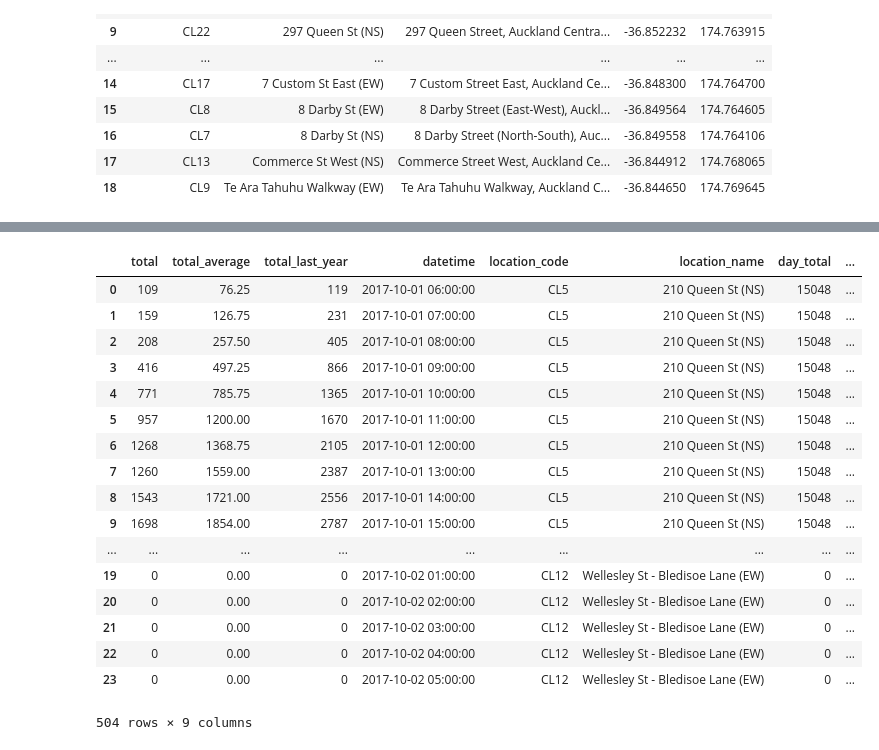
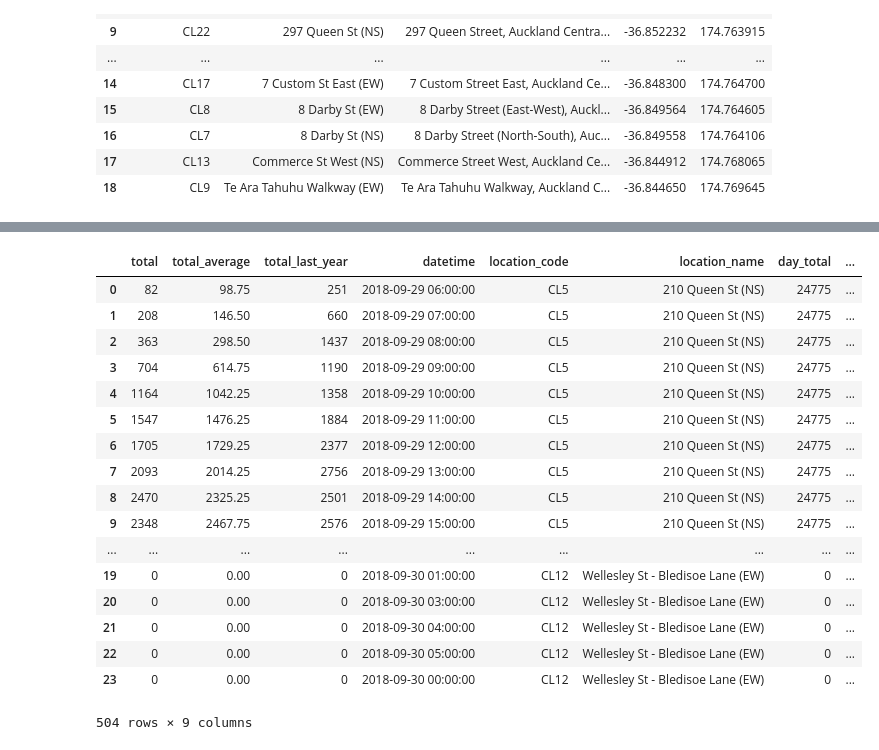
Before and after one commit to mrcagney/hotc, a Jupyter notebook: ipynb/examples.ipynb, the cells around one changed output, grey strips where cells are left out. Cells and saved outputs as stored; diff of their text form; code cells hidden in the pictures.

```diff
--- a/ipynb/examples.ipynb
+++ b/ipynb/examples.ipynb
@@ -37,11 +36,11 @@ hc.COUNTERS
 # %%
 # Get daily counts for 2017-10
 
-dates = pd.date_range('2017-10-01', '2017-10-31', period='D')
+dates = pd.date_range("2018-09-29", "2018-09-30", freq="D")
 dates = [date.strftime(hc.DATE_FORMAT) for date in dates]
 print(dates)
 
-%time counts_by_date = hc.get_hotc(dates, 'day')
+%time counts_by_date = hc.get_hotc(dates, "day")
 
 print(list(counts_by_date.keys()))
 counts_by_date[dates[0]]
@@ -53,18 +52,18 @@ Wall time: 35.3 s
 |  | total | total_average | total_last_year | datetime | location_code | location_name | day_total | ... |
-| 0 | 109 | 76.25 | 119 | 2017-10-01 06:00:00 | CL5 | 210 Queen St (NS) | 15048 | ... |
-| 1 | 159 | 126.75 | 231 | 2017-10-01 07:00:00 | CL5 | 210 Queen St (NS) | 15048 | ... |
-| 2 | 208 | 257.50 | 405 | 2017-10-01 08:00:00 | CL5 | 210 Queen St (NS) | 15048 | ... |
-| 3 | 416 | 497.25 | 866 | 2017-10-01 09:00:00 | CL5 | 210 Queen St (NS) | 15048 | ... |
-| 4 | 771 | 785.75 | 1365 | 2017-10-01 10:00:00 | CL5 | 210 Queen St (NS) | 15048 | ... |
-| 5 | 957 | 1200.00 | 1670 | 2017-10-01 11:00:00 | CL5 | 210 Queen St (NS) | 15048 | ... |
-| 6 | 1268 | 1368.75 | 2105 | 2017-10-01 12:00:00 | CL5 | 210 Queen St (NS) | 15048 | ... |
-| 7 | 1260 | 1559.00 | 2387 | 2017-10-01 13:00:00 | CL5 | 210 Queen St (NS) | 15048 | ... |
-| 8 | 1543 | 1721.00 | 2556 | 2017-10-01 14:00:00 | CL5 | 210 Queen St (NS) | 15048 | ... |
-| 9 | 1698 | 1854.00 | 2787 | 2017-10-01 15:00:00 | CL5 | 210 Queen St (NS) | 15048 | ... |
+| 0 | 82 | 98.75 | 251 | 2018-09-29 06:00:00 | CL5 | 210 Queen St (NS) | 24775 | ... |
+| 1 | 208 | 146.50 | 660 | 2018-09-29 07:00:00 | CL5 | 210 Queen St (NS) | 24775 | ... |
+| 2 | 363 | 298.50 | 1437 | 2018-09-29 08:00:00 | CL5 | 210 Queen St (NS) | 24775 | ... |
+| 3 | 704 | 614.75 | 1190 | 2018-09-29 09:00:00 | CL5 | 210 Queen St (NS) | 24775 | ... |
+| 4 | 1164 | 1042.25 | 1358 | 2018-09-29 10:00:00 | CL5 | 210 Queen St (NS) | 24775 | ... |
+| 5 | 1547 | 1476.25 | 1884 | 2018-09-29 11:00:00 | CL5 | 210 Queen St (NS) | 24775 | ... |
+| 6 | 1705 | 1729.25 | 2377 | 2018-09-29 12:00:00 | CL5 | 210 Queen St (NS) | 24775 | ... |
+| 7 | 2093 | 2014.25 | 2756 | 2018-09-29 13:00:00 | CL5 | 210 Queen St (NS) | 24775 | ... |
+| 8 | 2470 | 2325.25 | 2501 | 2018-09-29 14:00:00 | CL5 | 210 Queen St (NS) | 24775 | ... |
+| 9 | 2348 | 2467.75 | 2576 | 2018-09-29 15:00:00 | CL5 | 210 Queen St (NS) | 24775 | ... |
 | ... | ... | ... | ... | ... | ... | ... | ... | ... |
-| 19 | 0 | 0.00 | 0 | 2017-10-02 01:00:00 | CL12 | Wellesley St - Bledisoe Lane (EW) | 0 | ... |
-| 20 | 0 | 0.00 | 0 | 2017-10-02 02:00:00 | CL12 | Wellesley St - Bledisoe Lane (EW) | 0 | ... |
-| 21 | 0 | 0.00 | 0 | 2017-10-02 03:00:00 | CL12 | Wellesley St - Bledisoe Lane (EW) | 0 | ... |
-| 22 | 0 | 0.00 | 0 | 2017-10-02 04:00:00 | CL12 | Wellesley St - Bledisoe Lane (EW) | 0 | ... |
-| 23 | 0 | 0.00 | 0 | 2017-10-02 05:00:00 | CL12 | Wellesley St - Bledisoe Lane (EW) | 0 | ... |
+| 19 | 0 | 0.00 | 0 | 2018-09-30 01:00:00 | CL12 | Wellesley St - Bledisoe Lane (EW) | 0 | ... |
+| 20 | 0 | 0.00 | 0 | 2018-09-30 03:00:00 | CL12 | Wellesley St - Bledisoe Lane (EW) | 0 | ... |
+| 21 | 0 | 0.00 | 0 | 2018-09-30 04:00:00 | CL12 | Wellesley St - Bledisoe Lane (EW) | 0 | ... |
+| 22 | 0 | 0.00 | 0 | 2018-09-30 05:00:00 | CL12 | Wellesley St - Bledisoe Lane (EW) | 0 | ... |
+| 23 | 0 | 0.00 | 0 | 2018-09-30 00:00:00 | CL12 | Wellesley St - Bledisoe Lane (EW) | 0 | ... |
 504 rows × 9 columns
```
Also changed, not shown: parts of 4 cells of this notebook, 5 other files.
